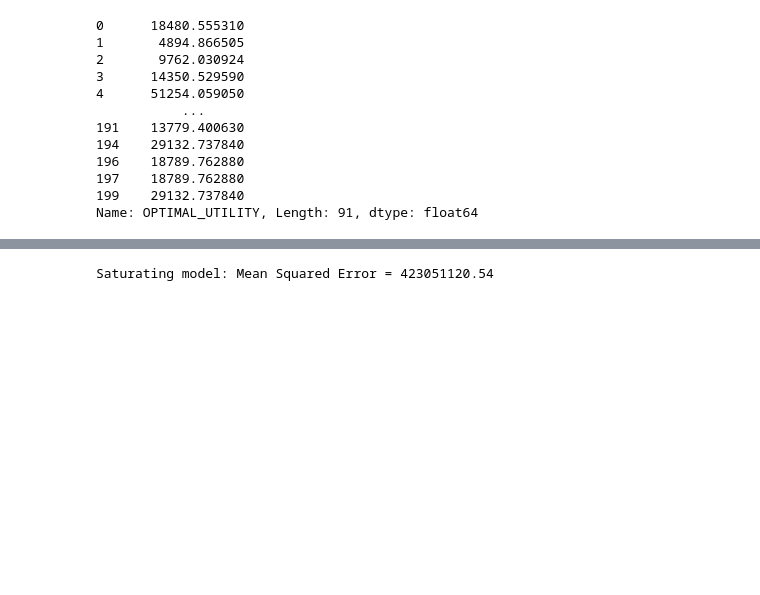
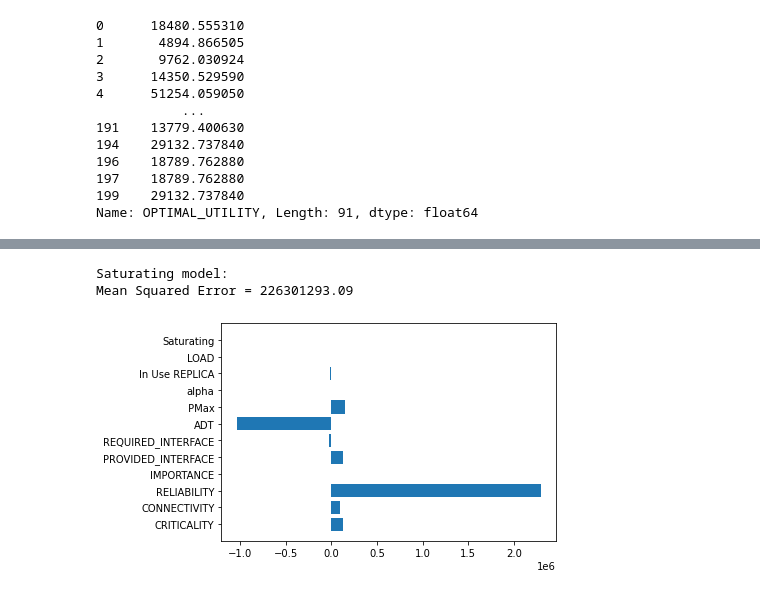
Before and after one commit to Phimanu/MachineLearningControl, a Jupyter notebook: systemIdentification/system_identification.ipynb, the cells around one changed output, grey strips where cells are left out. Saved outputs shown, nothing was run; the diff lists cells and outputs as text; code cells hidden in the pictures; blank space fills up the shorter version.

```diff
--- a/systemIdentification/system_identification.ipynb
+++ b/systemIdentification/system_identification.ipynb
@@ -91,11 +102,20 @@ Linear model: Mean Squared Error = 387900180.65
 # %%
 errors = []
+parameters = []
 for train_index, test_index in LeaveOneOut().split(X_saturating, y):
     X_train, X_test = X_saturating.values[train_index], X_saturating.values[test_index]
     y_train, y_test = y.values[train_index], y.values[test_index]
-    ridge = Ridge(normalize=True)
+    ridge = Ridge()
     ridge.fit(X_train, y_train)
     errors.append(ridge.predict(X_test) - y_test)
-print(f'Saturating model: Mean Squared Error = {np.average(np.square(errors)):0.2f}')
+    parameters.append(ridge.coef_)
+print(
+    f'Saturating model:\n'
+    f'Mean Squared Error = {np.average(np.square(errors)):0.2f}'
+)
+plt.barh(X_saturating.columns, pd.DataFrame(parameters).sum())
+plt.show()
 # %% [output]
-Saturating model: Mean Squared Error = 423051120.54
+Saturating model:
+Mean Squared Error = 226301293.09
+[figure, added]
```
Also changed, not shown: parts of 2 cells of this notebook.
